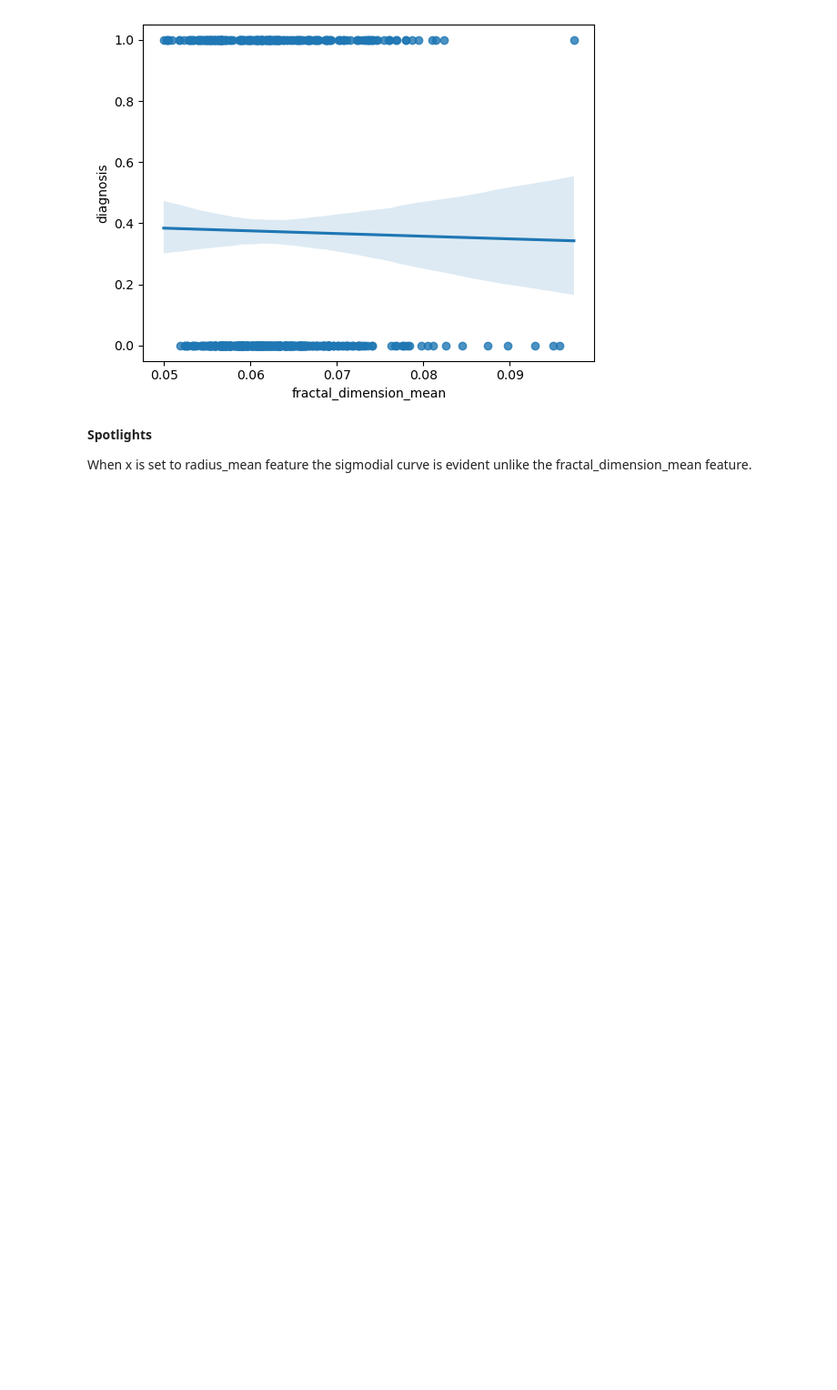
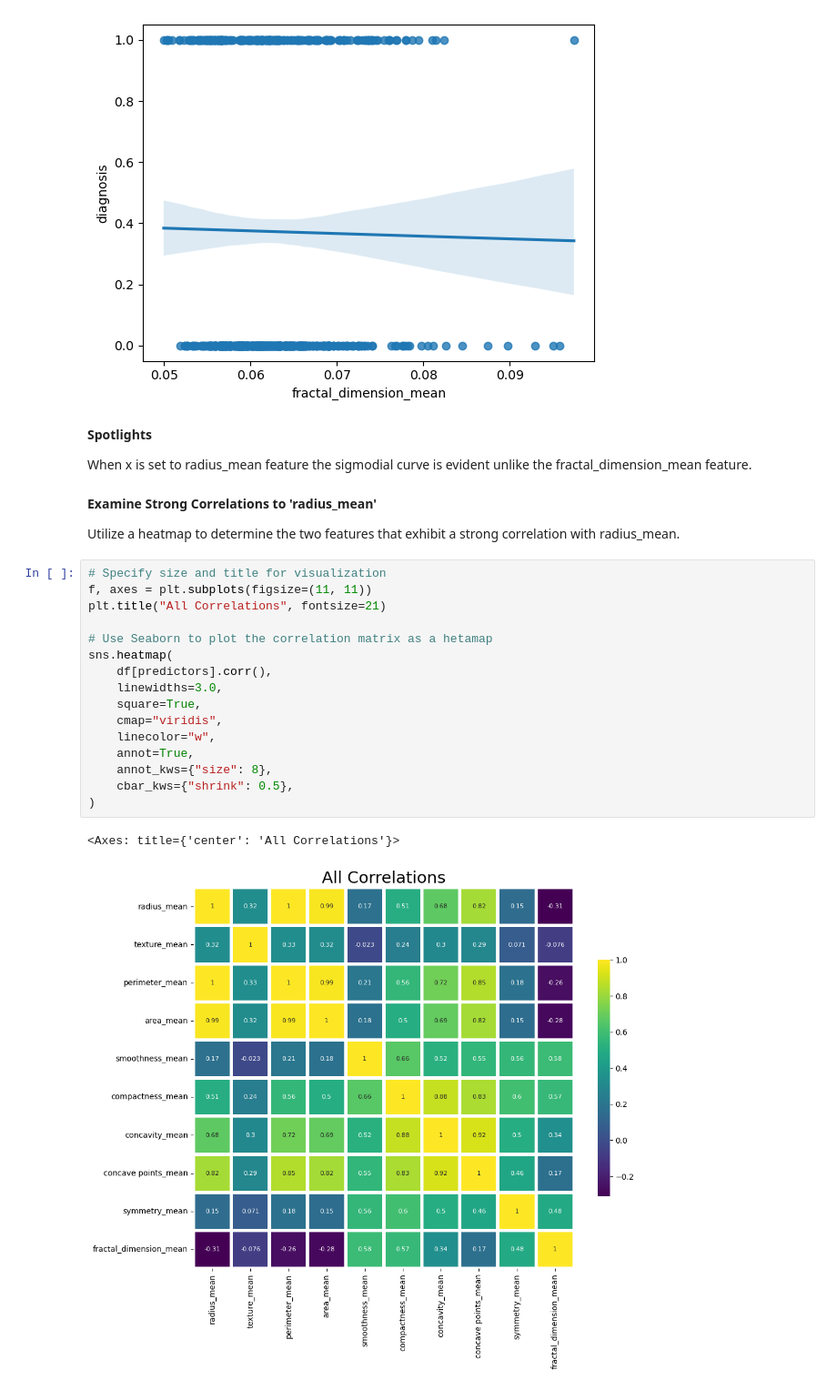
Before and after one commit to tyrantdavis/Logistic-Regression-Breast-Cancer, a Jupyter notebook: Logistic-Regression-Breast-Cancer.ipynb, the cells around one changed output. Shown: that part at 91% size. Drawn from its saved outputs; the diff is of its cells as text; blank space fills up the shorter version.

Commit message:
Examine strong correlation to 'the radius_mean' feature.

```diff
--- a/Logistic-Regression-Breast-Cancer.ipynb
+++ b/Logistic-Regression-Breast-Cancer.ipynb
@@ -273,3 +276,26 @@ plt.close()
 **Spotlights**
 
 When x is set to radius_mean feature the sigmodial curve is evident unlike the fractal_dimension_mean feature.
+# %% [markdown]
+**Examine Strong Correlations to 'radius_mean'**
+
+Utilize a heatmap to determine the two features that exhibit a strong correlation with radius_mean.
+# %%
+# Specify size and title for visualization
+f, axes = plt.subplots(figsize=(11, 11))
+plt.title("All Correlations", fontsize=21)
+
+# Use Seaborn to plot the correlation matrix as a hetamap
+sns.heatmap(
+    df[predictors].corr(),
+    linewidths=3.0,
+    square=True,
+    cmap="viridis",
+    linecolor="w",
+    annot=True,
+    annot_kws={"size": 8},
+    cbar_kws={"shrink": 0.5},
+)
+# %% [output]
+<Axes: title={'center': 'All Correlations'}>
+[figure, added]
```
Also changed, not shown: parts of 4 cells of this notebook.
